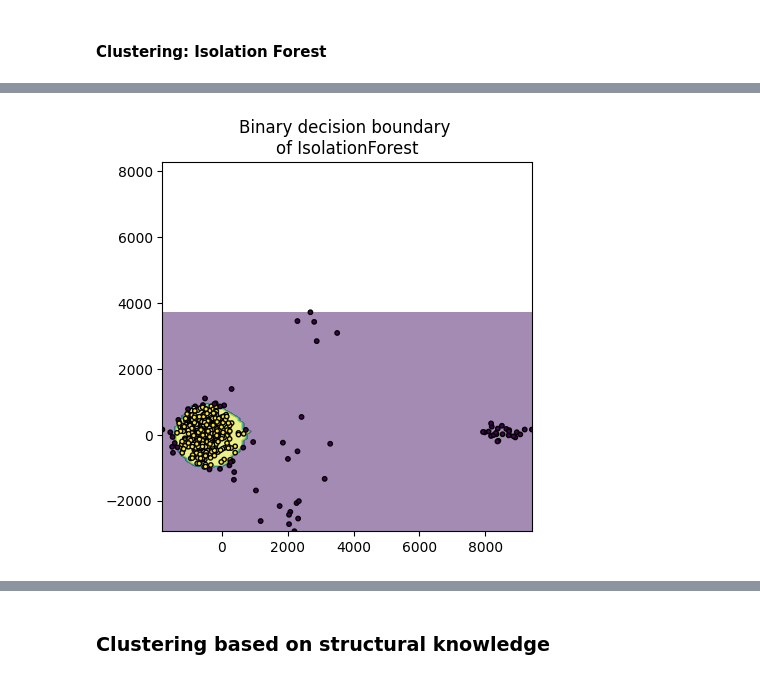
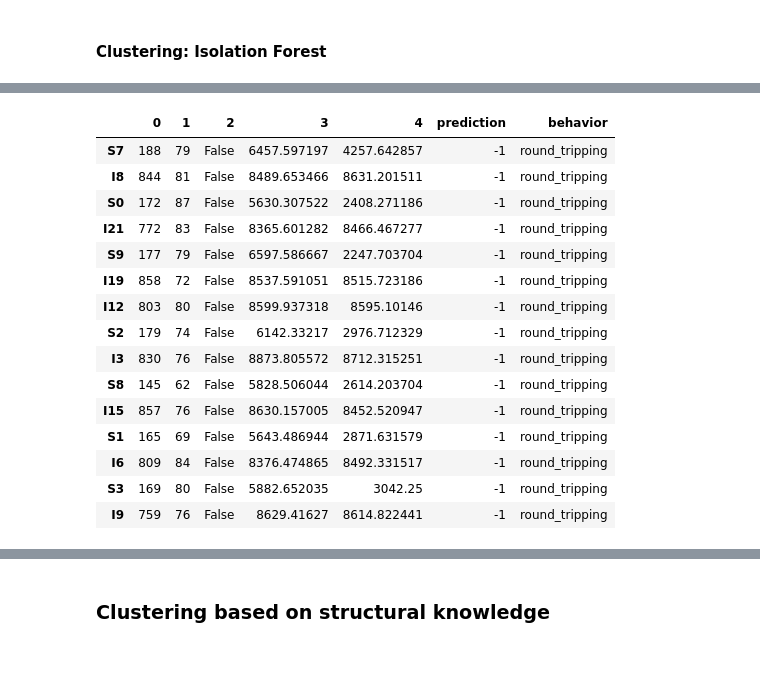
Before and after one commit to fratric/regSim, a Jupyter notebook: monitoring.ipynb, the cells around one changed output, grey strips where cells are left out. Cells and saved outputs as stored; diff of their text form; code cells hidden in the pictures.

```diff
--- a/monitoring.ipynb
+++ b/monitoring.ipynb
@@ -257,25 +257,43 @@ getConfusionTable(suspects, not_suspects, compliant_accounts, noncompliant_accou
 # %%
 from sklearn.inspection import DecisionBoundaryDisplay
 from sklearn.decomposition import PCA
 
 pca = PCA(2)
-#Transform the data
+#Transform the data to 2d
 df_components = pca.fit_transform(df_featurized)
 
+#learn isolation forest model from 2d data
 clf = IsolationForest(max_samples=200, random_state=0)
 clf.fit(df_components)
 predictions = clf.predict(df_components)
 
-disp = DecisionBoundaryDisplay.from_estimator(
-    clf,
-    df_components,
-    response_method="predict",
-    alpha=0.5,
-)
+df_results = df_featurized.copy()
+df_results['prediction'] = predictions
+types = []
+for account in df_results.index:
+    if account in lr.noncompliant_accounts:
+        types.append('layering')
+    elif account in rt.noncompliant_accounts:
+        types.append('round_tripping')
+    else:
+        types.append('compliant')
 
-disp.ax_.scatter(df_components[:, 0], df_components[:, 1], c=predictions, s=10, edgecolor="k")
-disp.ax_.set_title("Binary decision boundary \nof IsolationForest")
-plt.axis("square")
-plt.show()
+df_results['behavior'] = types
+df_results.head(15)
 # %% [output]
-[figure, removed]
+|  | 0 | 1 | 2 | 3 | 4 | prediction | behavior |
+| S7 | 188 | 79 | False | 6457.597197 | 4257.642857 | -1 | round_tripping |
+| I8 | 844 | 81 | False | 8489.653466 | 8631.201511 | -1 | round_tripping |
+| S0 | 172 | 87 | False | 5630.307522 | 2408.271186 | -1 | round_tripping |
+| I21 | 772 | 83 | False | 8365.601282 | 8466.467277 | -1 | round_tripping |
+| S9 | 177 | 79 | False | 6597.586667 | 2247.703704 | -1 | round_tripping |
+| I19 | 858 | 72 | False | 8537.591051 | 8515.723186 | -1 | round_tripping |
+| I12 | 803 | 80 | False | 8599.937318 | 8595.10146 | -1 | round_tripping |
+| S2 | 179 | 74 | False | 6142.33217 | 2976.712329 | -1 | round_tripping |
+| I3 | 830 | 76 | False | 8873.805572 | 8712.315251 | -1 | round_tripping |
+| S8 | 145 | 62 | False | 5828.506044 | 2614.203704 | -1 | round_tripping |
+| I15 | 857 | 76 | False | 8630.157005 | 8452.520947 | -1 | round_tripping |
+| S1 | 165 | 69 | False | 5643.486944 | 2871.631579 | -1 | round_tripping |
+| I6 | 809 | 84 | False | 8376.474865 | 8492.331517 | -1 | round_tripping |
+| S3 | 169 | 80 | False | 5882.652035 | 3042.25 | -1 | round_tripping |
+| I9 | 759 | 76 | False | 8629.41627 | 8614.822441 | -1 | round_tripping |
```
Also changed, not shown: parts of 15 cells of this notebook.
